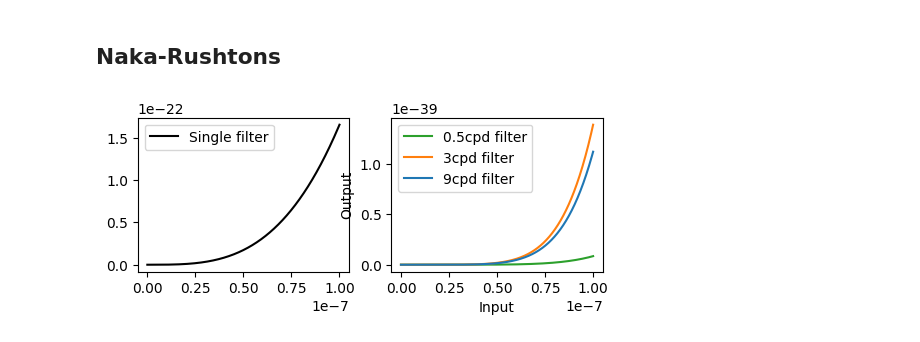
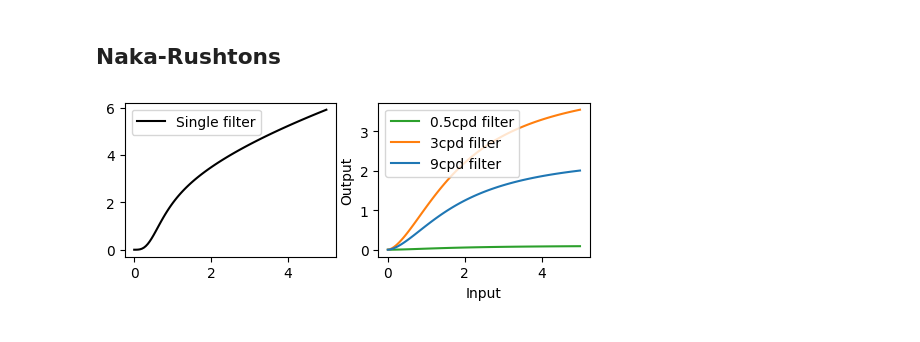
Before and after one commit to computational-psychology/schmittwilken2024_edge-sensitivity, a Jupyter notebook: visualizations/design_results.ipynb, the cells around one changed output. Saved outputs shown, nothing was run; the diff lists cells and outputs as text; code cells hidden in the pictures.

```diff
--- a/visualizations/design_results.ipynb
+++ b/visualizations/design_results.ipynb
@@ -1028,20 +1017,20 @@ plt.show()
 # %% [markdown]
 ## Naka-Rushtons
 # %%
-toy_x = np.linspace(0, 0.0000001, 1000)
-naka_single = np.squeeze(naka_rushton(toy_x, alpha=1.470567, beta=0.14855648, eta=0.352139, kappa=2.901618))
-naka_multi1 = np.squeeze(naka_rushton(toy_x, alpha=0.555503, beta=1.6712e-05, eta=1.045544, kappa=5.164947))
-naka_multi2 = np.squeeze(naka_rushton(toy_x, alpha=0.688194, beta=1.6712e-05, eta=1.045544, kappa=5.164947))
-naka_multi3 = np.squeeze(naka_rushton(toy_x, alpha=0.042196, beta=1.6712e-05, eta=1.045544, kappa=5.164947))
+toy_x = np.linspace(0, 5, 100)
+naka_single = np.squeeze(naka_rushton(toy_x, alpha=2.480476655482234, beta=0.26249457382936514, eta=0.5412711437386573, kappa=2.7935355535578337))
+naka_multi1 = np.squeeze(naka_rushton(toy_x, alpha=2.403008090456412, beta=2.9206359069567047, eta=0.00500910516627957, kappa=1.644386443668306))
+naka_multi2 = np.squeeze(naka_rushton(toy_x, alpha=4.249120230903053, beta=2.9206359069567047, eta=0.00500910516627957, kappa=1.644386443668306))
+naka_multi3 = np.squeeze(naka_rushton(toy_x, alpha=0.10729841751812405, beta=2.9206359069567047, eta=0.00500910516627957, kappa=1.644386443668306))
 
 # Plotting
 plt.figure(figsize=(6, 2))
 plt.subplot(121), plt.plot(toy_x, naka_single, "k", label="Single filter"), plt.legend()
 plt.subplot(122), plt.plot(toy_x, naka_multi3, color=colors[0], label="0.5cpd filter")
 plt.subplot(122), plt.plot(toy_x, naka_multi2, color=colors[1], label="3cpd filter")
 plt.subplot(122), plt.plot(toy_x, naka_multi1, color=colors[2], label="9cpd filter"), plt.legend()
 plt.xlabel("Input"), plt.ylabel("Output")
-#plt.savefig('nakas.png', dpi=300)
+plt.savefig('nakas.png', dpi=300)
 plt.show()
 # %% [output]
-[figure, old version]
+[figure, new version]
```
Also changed, not shown: parts of 16 cells of this notebook.
